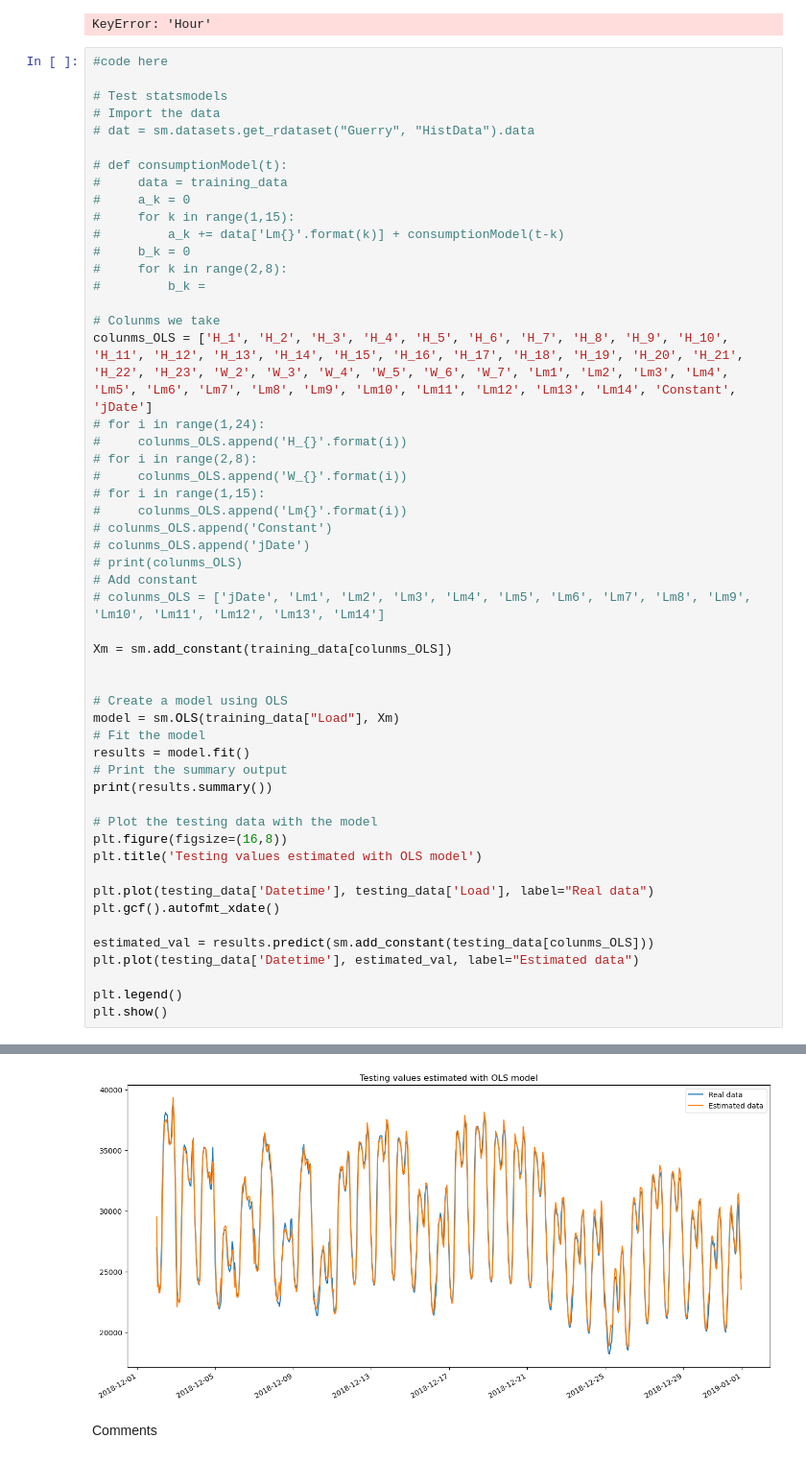
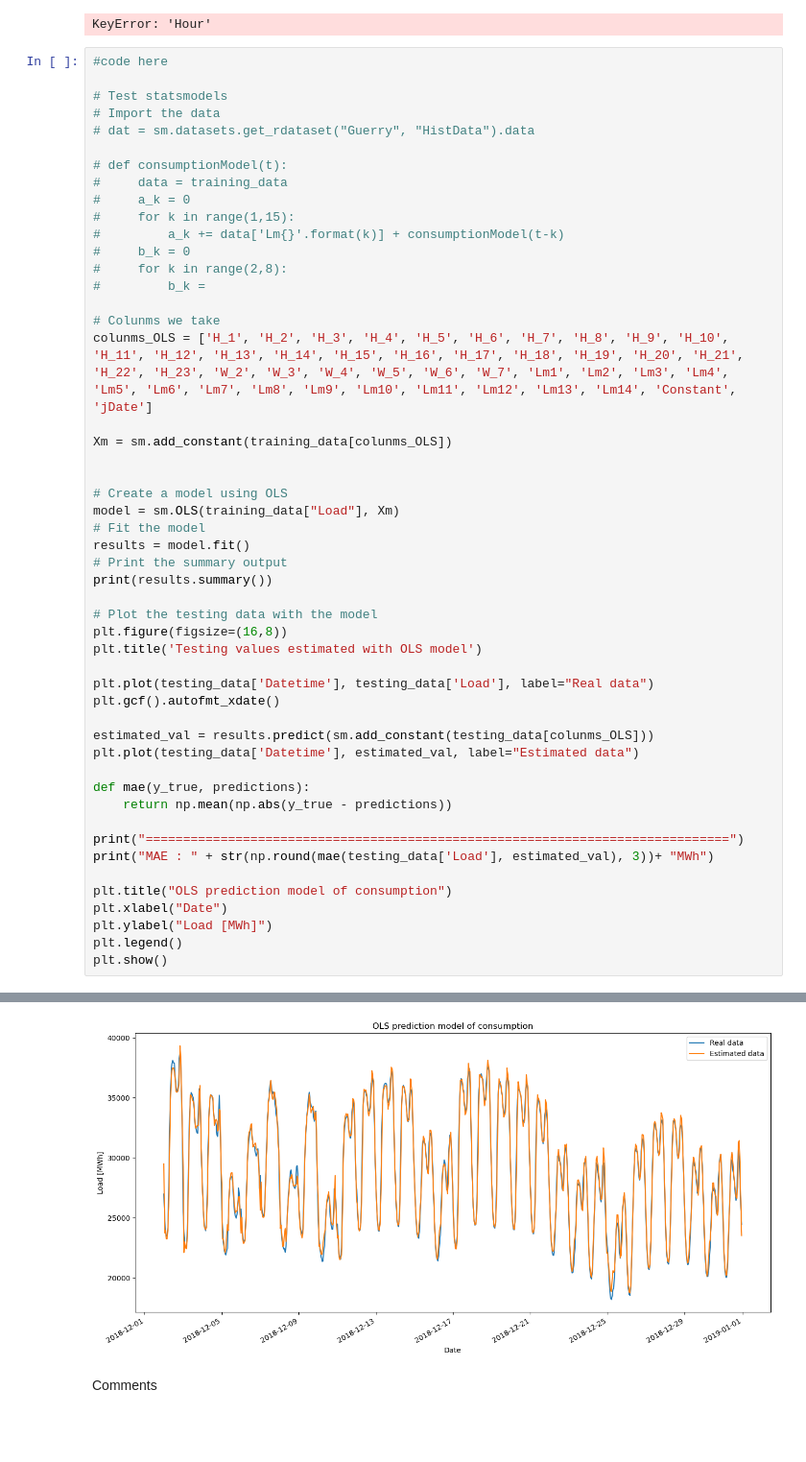
Before and after one commit to MxDx/Hackatons_2, a Jupyter notebook: hackathon2_without_code.ipynb, the cells around one changed output, grey strips where cells are left out. Shown at 96% size. Saved outputs shown, nothing was run; the diff lists cells and outputs as text; blank space fills up the shorter version.

```diff
--- a/hackathon2_without_code.ipynb
+++ b/hackathon2_without_code.ipynb
@@ -301,17 +301,6 @@ KeyError: 'Hour'
 
 # Colunms we take
 colunms_OLS = ['H_1', 'H_2', 'H_3', 'H_4', 'H_5', 'H_6', 'H_7', 'H_8', 'H_9', 'H_10', 'H_11', 'H_12', 'H_13', 'H_14', 'H_15', 'H_16', 'H_17', 'H_18', 'H_19', 'H_20', 'H_21', 'H_22', 'H_23', 'W_2', 'W_3', 'W_4', 'W_5', 'W_6', 'W_7', 'Lm1', 'Lm2', 'Lm3', 'Lm4', 'Lm5', 'Lm6', 'Lm7', 'Lm8', 'Lm9', 'Lm10', 'Lm11', 'Lm12', 'Lm13', 'Lm14', 'Constant', 'jDate']
-# for i in range(1,24):
-#     colunms_OLS.append('H_{}'.format(i))
-# for i in range(2,8):
-#     colunms_OLS.append('W_{}'.format(i))
-# for i in range(1,15):
-#     colunms_OLS.append('Lm{}'.format(i))
-# colunms_OLS.append('Constant')
-# colunms_OLS.append('jDate')
-# print(colunms_OLS)
-# Add constant
-# colunms_OLS = ['jDate', 'Lm1', 'Lm2', 'Lm3', 'Lm4', 'Lm5', 'Lm6', 'Lm7', 'Lm8', 'Lm9', 'Lm10', 'Lm11', 'Lm12', 'Lm13', 'Lm14']
 
 Xm = sm.add_constant(training_data[colunms_OLS])
 
@@ -333,6 +322,15 @@ plt.gcf().autofmt_xdate()
 estimated_val = results.predict(sm.add_constant(testing_data[colunms_OLS]))
 plt.plot(testing_data['Datetime'], estimated_val, label="Estimated data")
 
+def mae(y_true, predictions):
+    return np.mean(np.abs(y_true - predictions))
+
+print("==============================================================================")
+print("MAE : " + str(np.round(mae(testing_data['Load'], estimated_val), 3))+ "MWh")
+
+plt.title("OLS prediction model of consumption")
+plt.xlabel("Date")
+plt.ylabel("Load [MWh]")
 plt.legend()
 plt.show()
 # %% [output]
@@ -356,4 +354,4 @@ strong multicollinearity or other numerical problems.
-[figure, old version]
+[figure, new version]
 # %% [markdown]
 Comments
 # %% [markdown]
```
Also changed, not shown: parts of 1 cell of this notebook.
